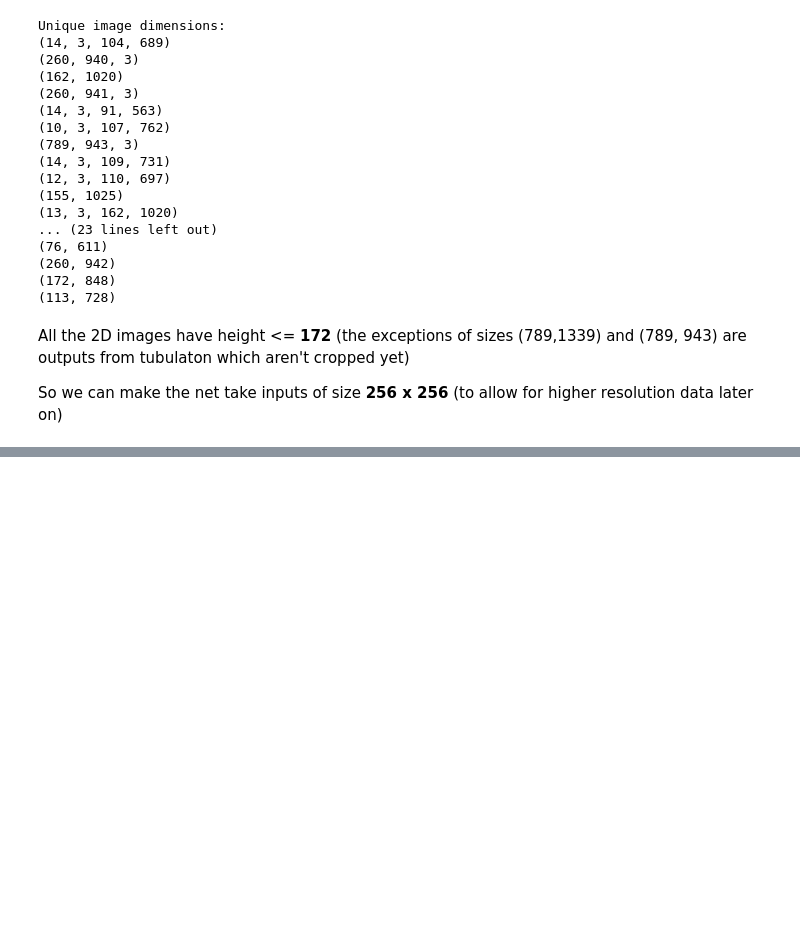
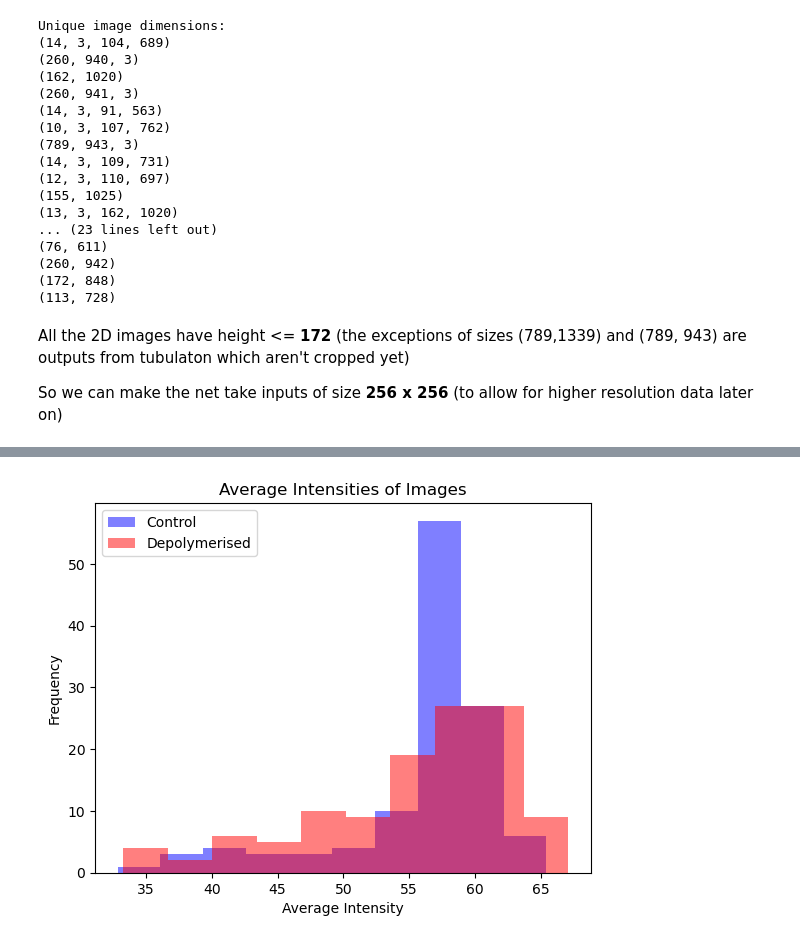
Before and after one commit to Karan0110/microsegmentation, a Jupyter notebook: JupyterNotebooks/Data Exploration.ipynb, the cells around one changed output, grey strips where cells are left out. Drawn from its saved outputs; the diff is of its cells as text; code cells hidden in the pictures; blank space fills up the shorter version.

Commit message:
Fixed errors in classification

```diff
--- a/JupyterNotebooks/Data Exploration.ipynb
+++ b/JupyterNotebooks/Data Exploration.ipynb
@@ -161,0 +142,79 @@ Processed images are saved in /Users/Karan/Microtubules/ExperimentalIndividualIm
+# %%
+def load_image_to_np(image_path : Path) -> np.ndarray:
+    # Get the file extension
+    _, ext = os.path.splitext(image_path)
+
+    # Load image based on file extension
+    if ext.lower() in ['.png', '.tif']:
+        image_data = iio.imread(image_path)
+    elif ext.lower() == '.lsm':
+        image_data = tifffile.imread(image_path)
+    else:
+        raise ValueError("Unsupported file format: {}".format(ext))
+
+    return np.array(image_data)
+# %%
+def get_average_intensity(image_file_path : Path) -> float:
+    image_array = load_image_to_np(image_file_path)
+
+    average_intensity = image_array.mean()
+
+    return average_intensity
+
+def get_max_intensity(image_file_path : Path) -> float:
+    image_array = load_image_to_np(image_file_path)
+
+    max_intensity = image_array.max()
+
+    return max_intensity
+
+def get_intensities_of_dir(data_dir : Path, aggregation : Callable) -> np.ndarray:
+    file_names = os.listdir(data_dir)
+
+    intensities = np.empty(len(file_names))
+
+    for i, file_name in enumerate(file_names):
+        image_file_path = data_dir / file_name
+        intensities[i] = get_average_intensity(image_file_path)
+
+    return intensities
+
+base_dir = Path("/Users/karan/MTData/SimulatedData")
+control_dir = base_dir / 'Control/'
+depoly_dir = base_dir / 'Depoly'
+
+print(f"Control has {len(os.listdir(control_dir))} images")
+print(f"Depoly has {len(os.listdir(depoly_dir))} images")
+
+average_control_intensities = get_intensities_of_dir(control_dir, get_average_intensity)
+average_depoly_intensities = get_intensities_of_dir(depoly_dir, get_average_intensity)
+
+# Plot histograms
+plt.hist(average_control_intensities, alpha=0.5, color='blue', label='Control')
+plt.hist(average_depoly_intensities, alpha=0.5, color='red', label='Depolymerised')
+
+# Add labels and legend
+plt.xlabel('Average Intensity')
+plt.ylabel('Frequency')
+plt.title('Average Intensities of Images')
+plt.legend()
+
+# Show plot
+plt.show()
+
+max_control_intensities = get_intensities_of_dir(control_dir, get_max_intensity)
+max_depoly_intensities = get_intensities_of_dir(depoly_dir, get_max_intensity)
+
+# Plot histograms
+plt.hist(max_control_intensities, alpha=0.5, color='blue', label='Control')
+plt.hist(max_depoly_intensities, alpha=0.5, color='red', label='Depolymerised')
+
+# Add labels and legend
+plt.xlabel('Max Intensity')
+plt.ylabel('Frequency')
+plt.title('Max Intensities of Images')
+plt.legend()
+
+# Show plot
+plt.show()
+# %% [output]
@@ -161,0 +223 @@ Processed images are saved in /Users/Karan/Microtubules/ExperimentalIndividualIm
+[figure, added]
```
Also changed, not shown: parts of 6 cells of this notebook, 9 other files.
